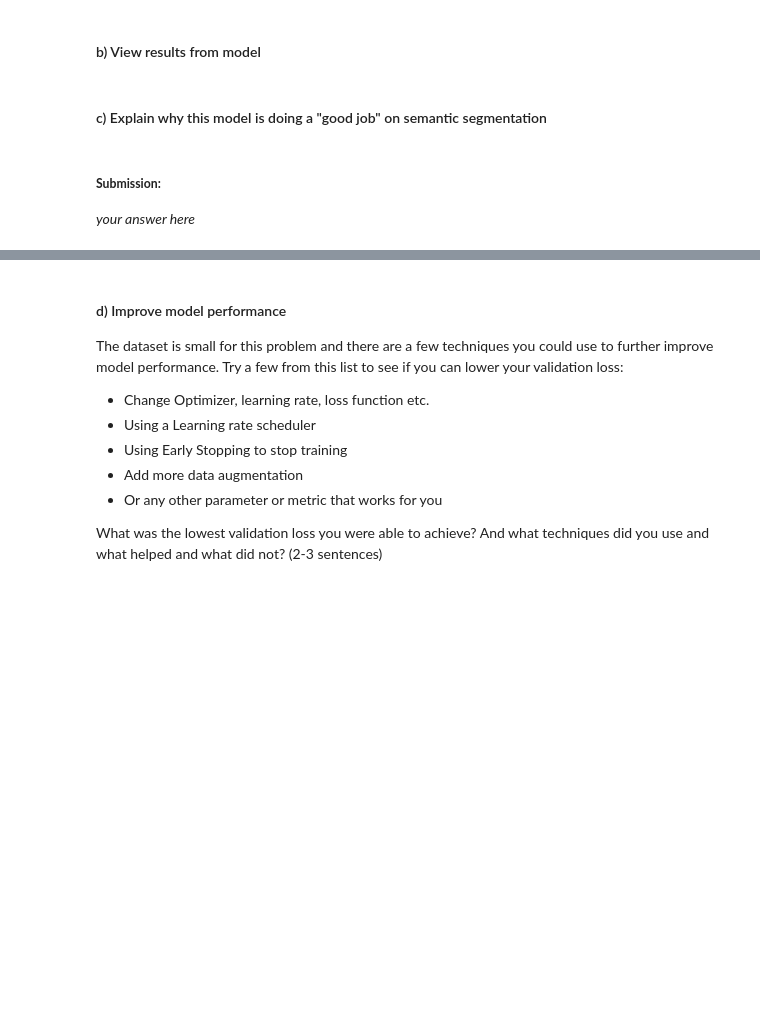
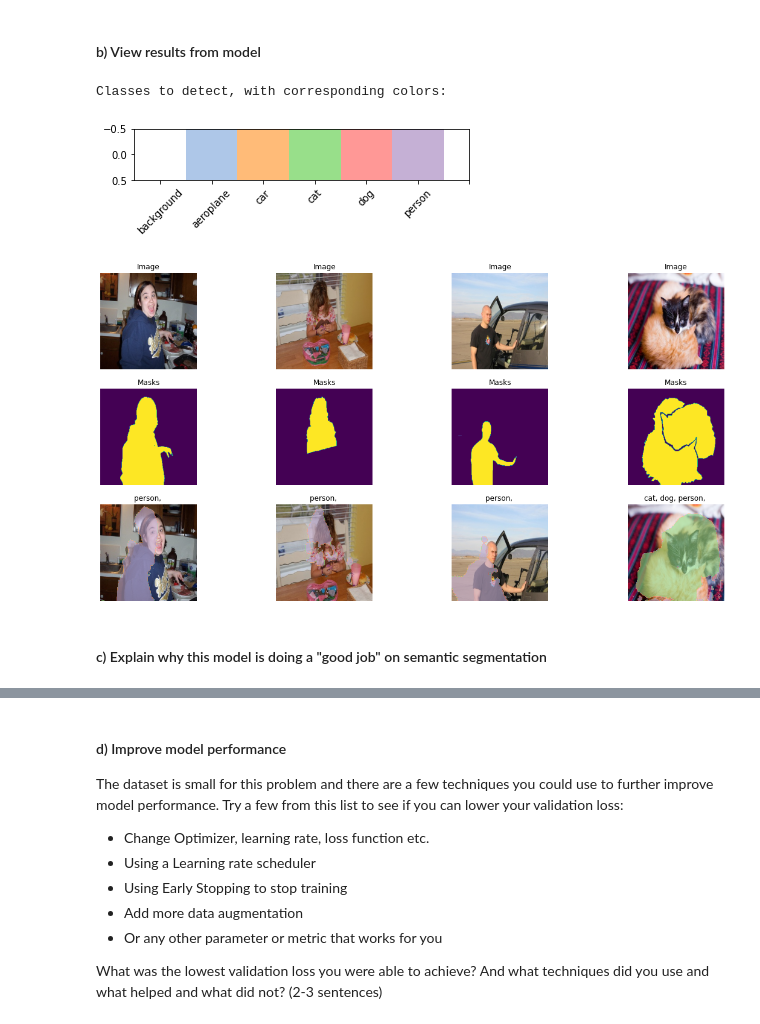
Before and after one commit to simonwarchol/2020F-AC295, a Jupyter notebook: content/exercises/exercise5/AC_295_Fall_2020_Exercise_5.ipynb, the cells around one changed output, grey strips where cells are left out. Cells and saved outputs as stored; diff of their text form; code cells hidden in the pictures; blank space fills up the shorter version.

```diff
--- a/content/exercises/exercise5/AC_295_Fall_2020_Exercise_5.ipynb
+++ b/content/exercises/exercise5/AC_295_Fall_2020_Exercise_5.ipynb
@@ -526,8 +780,77 @@ plt.show()
 # %% [markdown]
 #### b) View results from model
+# %%
+cmap_ref = cm.get_cmap('tab20', 12)
+cmap_seg = np.zeros((6, 4))
+cmap_seg[0] = [0.7, 0.7, 0.7, 0]
+for i in range(1, 6):
+  cmap_seg[i] = cmap_ref(i)
+
+cmap_seg = ListedColormap(cmap_seg)
+print("\nClasses to detect, with corresponding colors:")
+plt.imshow([[0, 1, 2, 3, 4, 5]], cmap=cmap_seg)
+plt.xticks([0,1 ,2 ,3 ,4 ,5, 6], label_names, rotation=45)
+plt.show()
+
+def preprocess_prediction_image(file_path):
+  # Read image
+  image = cv2.imread(file_path)
+  # convert to rgb
+  image = cv2.cvtColor(image, cv2.COLOR_BGR2RGB)
+  # Reshape
+  #image = cv2.resize(image, (image_height, image_width), interpolation=cv2.INTER_AREA)
+  crop_x = (image.shape[1] - image_width) // 2
+  crop_y = (image.shape[0] - image_height) // 2
+  image = image[crop_y:crop_y+image_height, crop_x:crop_x+image_width]
+  # Scale pixel
+  image = image.astype(np.float32)
+  image /= 127.5
+  image -= 1.
+
+  return image
+# Generate a random sample of index
+image_samples = np.random.randint(0,high=len(validate_x)-1, size=4)
+
+fig = plt.figure(figsize=(20,10))
+for i,img_idx in enumerate(image_samples):
+  axs = fig.add_subplot(3,4,i+1)
+  # Read image
+  sample_input = cv2.imread(validate_x[img_idx])
+  plt.imshow(cv2.cvtColor(sample_input, cv2.COLOR_BGR2RGB))
+  plt.axis('off')
+  axs.set_title("Image")
+
+  sample_mask = cv2.imread(validate_y[img_idx])
+  sample_mask = sample_mask[:,:,0]
+  axs = fig.add_subplot(3,4,i+1+4)
+  plt.imshow(sample_mask)
+  plt.axis('off')
+  axs.set_title("Masks")
+
+  axs = fig.add_subplot(3,4,i+1+8)
+  plt.imshow(cv2.cvtColor(sample_input, cv2.COLOR_BGR2RGB))
+  plt.axis('off')
+
+  predict_x = [preprocess_prediction_image(validate_x[img_idx])]
+  predict_x = np.asarray(predict_x)
+  # Make predictions
+  predictions = model.predict(predict_x)
+
+  sample_pred = predictions[0]
+  # Generate mask outputs
+  pred_mask = tf.argmax(sample_pred, axis=-1)
+  plt.imshow(pred_mask, cmap=cmap_seg, vmin=0, vmax=num_output_masks, alpha=0.6)
+
+  title = ""
+  for cls in np.unique(pred_mask):
+    if cls > 0:
+      title = title + index2label[cls] +", "
+  axs.set_title(title)
+
+plt.show()
+# %% [output]
+Classes to detect, with corresponding colors:
+[figure, added]
+[figure, added]
 # %% [markdown]
 #### c) Explain why this model is doing a "good job" on semantic segmentation
-# %% [markdown]
-##### **Submission:**
-
-*your answer here*
```
Also changed, not shown: parts of 24 cells of this notebook, 4 other files.
